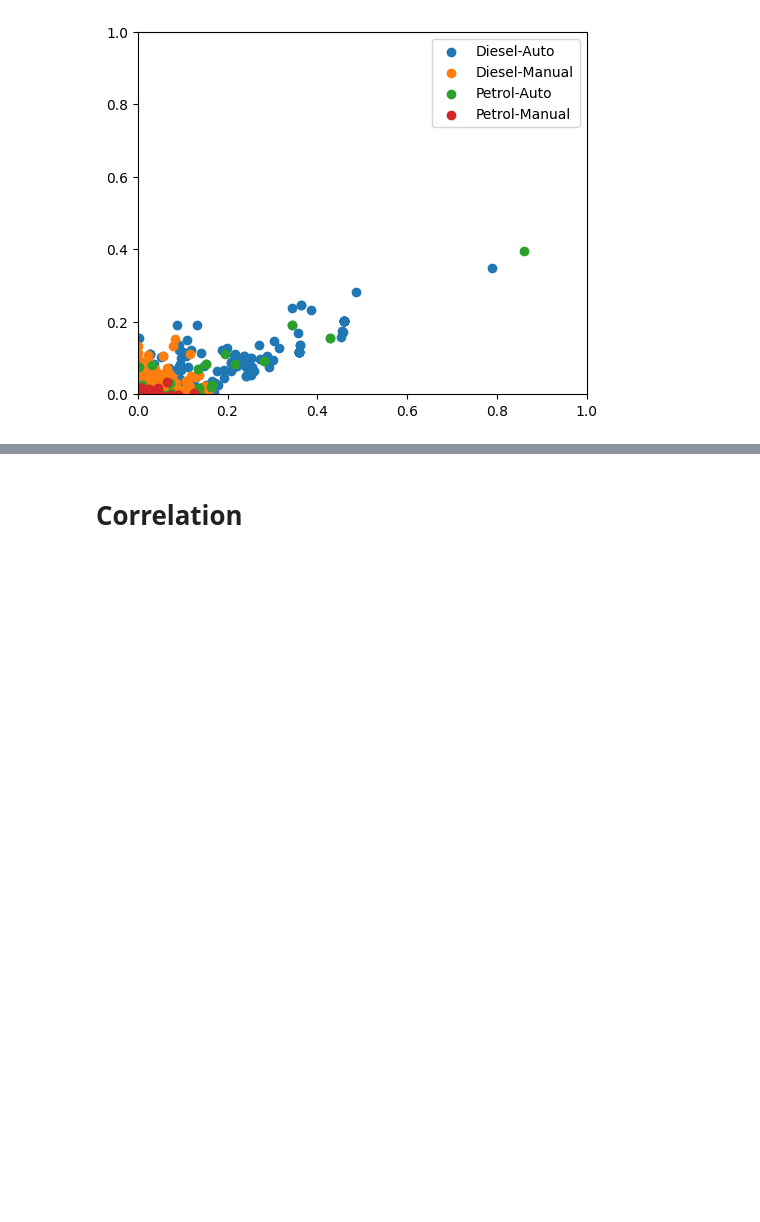
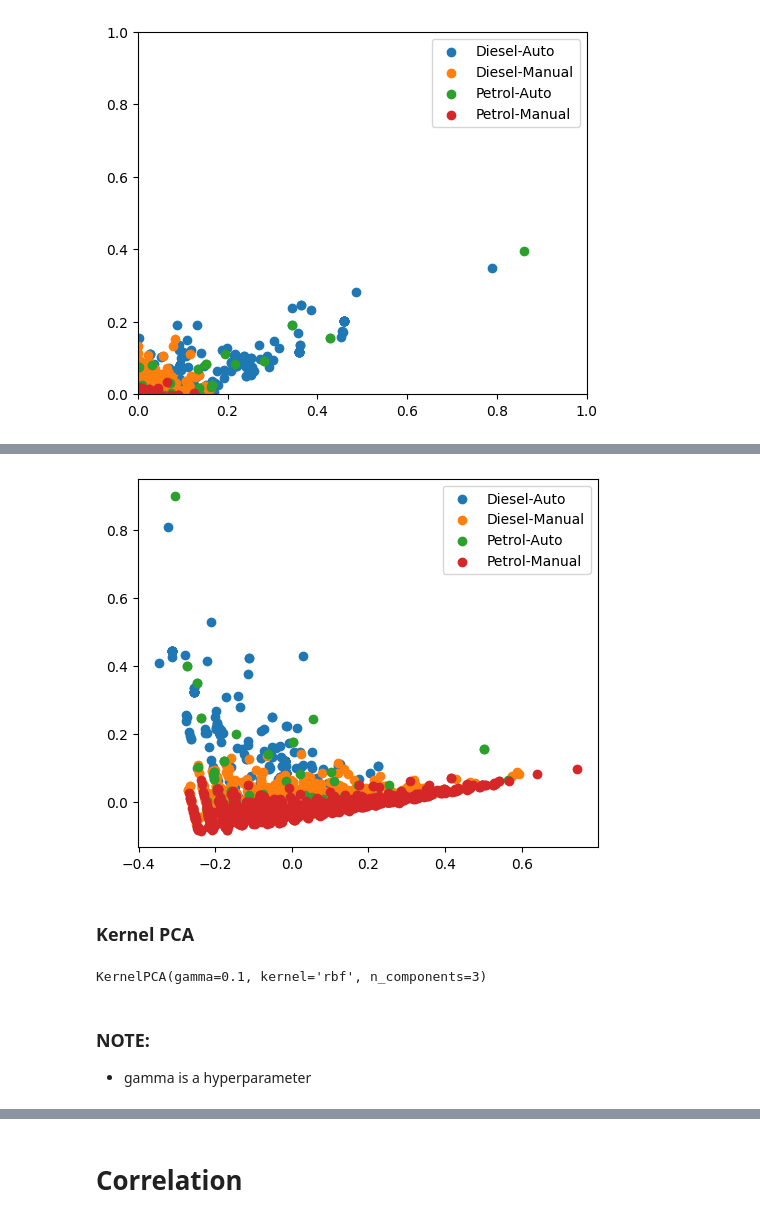
Before and after one commit to sameervk/OpenDataScienceSandbox, a Jupyter notebook: QuantileRegression/QuantileRegression_nb1.ipynb, the cells around one changed output, grey strips where cells are left out. Drawn from its saved outputs; the diff is of its cells as text; code cells hidden in the pictures; blank space fills up the shorter version.

```diff
--- a/QuantileRegression/QuantileRegression_nb1.ipynb
+++ b/QuantileRegression/QuantileRegression_nb1.ipynb
@@ -555,0 +608,19 @@ plt.show()
+# %%
+fig = plt.figure(figsize=(5,4), constrained_layout=True)
+ax = fig.add_subplot()
+
+ax.scatter(X_transformed_l[id_diesel_auto, 0], X_transformed_l[id_diesel_auto, 1], label="Diesel-Auto")
+ax.scatter(X_transformed_l[id_diesel_manual, 0], X_transformed_l[id_diesel_manual, 1], label="Diesel-Manual")
+ax.scatter(X_transformed_l[id_petrol_auto, 0], X_transformed_l[id_petrol_auto, 1], label="Petrol-Auto")
+ax.scatter(X_transformed_l[id_petrol_manual, 0], X_transformed_l[id_petrol_manual, 1], label="Petrol-Manual")
+
+ax.legend(loc='best')
+
+# ax.set_xlim([-1,1])
+# ax.set_ylim([-1,1])
+# ax.set_zlim([-1,1])
+plt.show()
+# %% [output]
+[figure, added]
+# %% [markdown]
+### Kernel PCA
@@ -555,0 +629,9 @@ plt.show()
+# %%
+transformer_k = KernelPCA(n_components=3, kernel="rbf", gamma=0.1)
+transformer_k.fit(df_updated[["selling_price", "km_driven", "years_old"]])
+# %% [output]
+KernelPCA(gamma=0.1, kernel='rbf', n_components=3)
+# %% [markdown]
+### NOTE:
+
+* gamma is a hyperparameter
```
Also changed, not shown: parts of 29 cells of this notebook, 1 other file.
